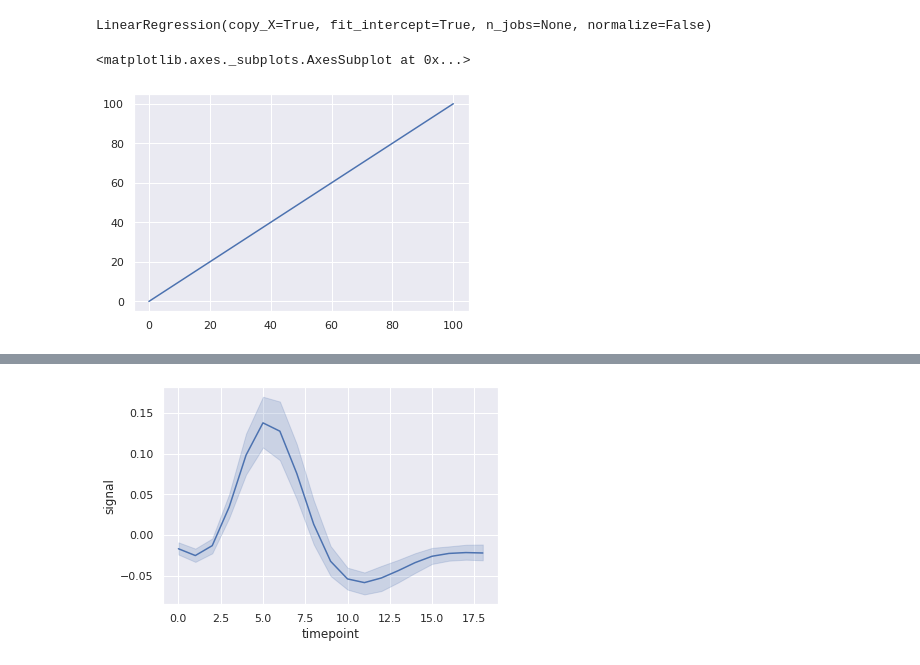
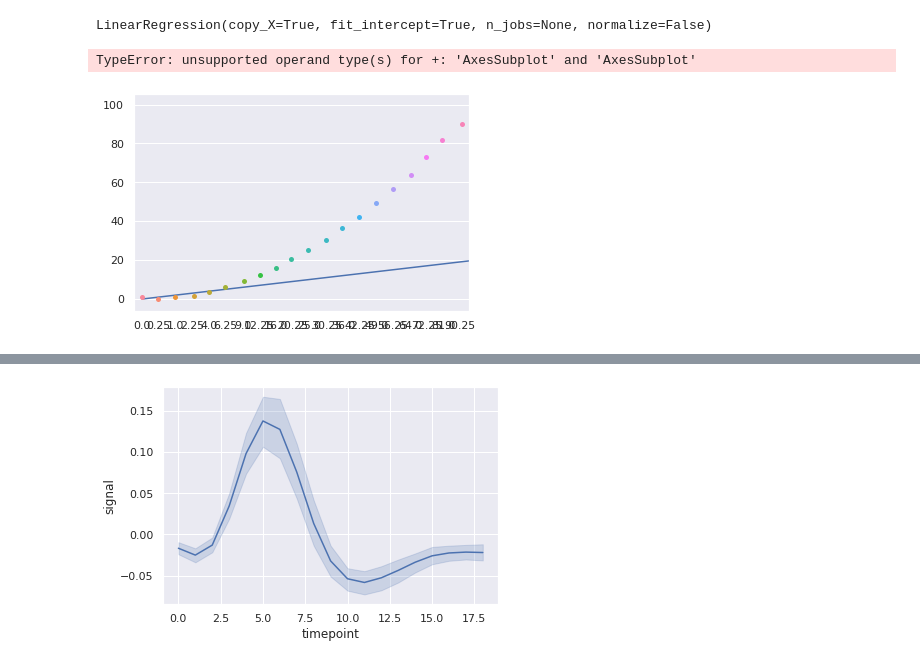
Before and after one commit to conorfrailey/MLpractice, a Jupyter notebook: Visualizations Practice.ipynb, the cells around one changed output, grey strips where cells are left out. Saved outputs shown, nothing was run; the diff lists cells and outputs as text; code cells hidden in the pictures.

```diff
--- a/Visualizations Practice.ipynb
+++ b/Visualizations Practice.ipynb
@@ -69,7 +69,7 @@ LinearRegression(copy_X=True, fit_intercept=True, n_jobs=None, normalize=False)
 xs = np.array([[0],[100]])
 ys = lreg.predict(xs)
 # %%
-sns.lineplot(x = xs[:,0], y = ys, palette=sns.color_palette("mako_r", 6))
+sns.lineplot(x = xs[:,0], y = ys) + sns.stripplot(x = td[:,0]**2,y = td[:,1])
 # %% [output]
-<matplotlib.axes._subplots.AxesSubplot at 0x...>
+TypeError: unsupported operand type(s) for +: 'AxesSubplot' and 'AxesSubplot'
-[figure, old version]
+[figure, new version]
```
Also changed, not shown: parts of 2 cells of this notebook, 1 other file.
